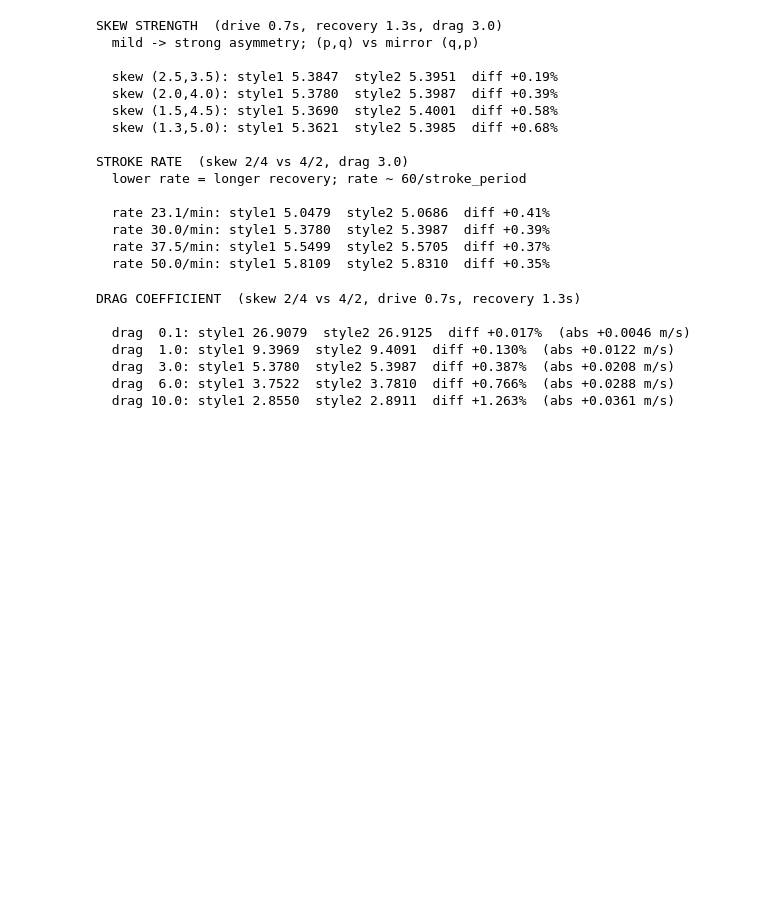
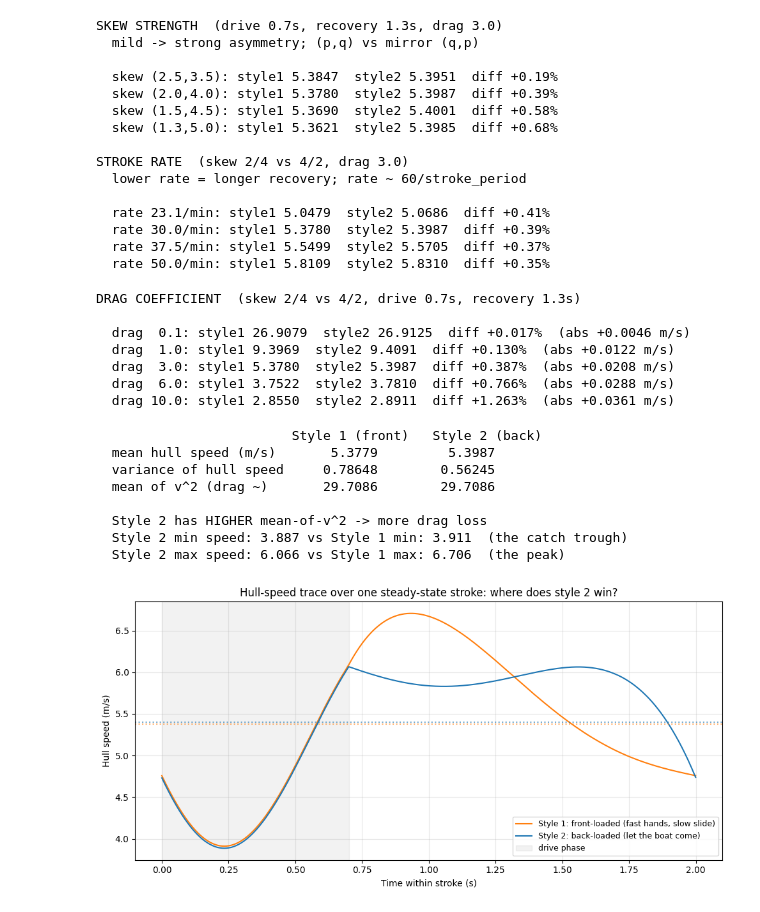
Before and after one commit to CLowans01/rowing-model, a Jupyter notebook: model3.ipynb, the cells around one changed output. Saved outputs shown, nothing was run; the diff lists cells and outputs as text; code cells hidden in the pictures; blank space fills up the shorter version.

Commit message:
Finalised and consolidated

```diff
--- a/model3.ipynb
+++ b/model3.ipynb
@@ -271,3 +271,58 @@ DRAG COEFFICIENT  (skew 2/4 vs 4/2, drive 0.7s, recovery 1.3s)
   drag  3.0: style1 5.3780  style2 5.3987  diff +0.387%  (abs +0.0208 m/s)
   drag  6.0: style1 3.7522  style2 3.7810  diff +0.766%  (abs +0.0288 m/s)
   drag 10.0: style1 2.8550  style2 2.8911  diff +1.263%  (abs +0.0361 m/s)
+# %%
+# --- Diagnostic: WHY is style 2 faster? Compare the hull-speed traces ---
+# We extract one steady-state stroke from each style and compare:
+#   (a) the shape of the hull-speed trace (variance vs "time near peak")
+#   (b) mean speed, variance, and mean-of-v^2 (what actually sets drag loss)
+
+t1, vh1, vc1 = simulate(u_style1)   # front-loaded (style 1)
+t2, vh2, vc2 = simulate(u_style2)   # back-loaded  (style 2)
+
+# Take the final (steady-state) stroke from each
+n_one = len(t_one)
+s1 = vh1[-n_one:]          # style 1 hull speed over last stroke
+s2 = vh2[-n_one:]          # style 2 hull speed over last stroke
+tt = np.arange(n_one) * dt # time within the stroke
+
+# The three numbers that decide the mechanism
+def stats(v):
+    return v.mean(), v.var(), (v**2).mean()   # mean, variance, mean-of-v^2
+
+m1, var1, msq1 = stats(s1)
+m2, var2, msq2 = stats(s2)
+
+print("                         Style 1 (front)   Style 2 (back)")
+print(f"  mean hull speed (m/s)   {m1:10.4f}     {m2:10.4f}")
+print(f"  variance of hull speed  {var1:10.5f}     {var2:10.5f}")
+print(f"  mean of v^2 (drag ~)    {msq1:10.4f}     {msq2:10.4f}")
+print(f"\n  Style 2 has {'LOWER' if msq2 < msq1 else 'HIGHER'} mean-of-v^2 "
+      f"-> {'less' if msq2 < msq1 else 'more'} drag loss")
+print(f"  Style 2 min speed: {s2.min():.3f} vs Style 1 min: {s1.min():.3f}  (the catch trough)")
+print(f"  Style 2 max speed: {s2.max():.3f} vs Style 1 max: {s1.max():.3f}  (the peak)")
+
+# The picture that settles it
+fig, ax = plt.subplots(figsize=(10, 5))
+ax.plot(tt, s1, color="tab:orange", label="Style 1: front-loaded (fast hands, slow slide)")
+ax.plot(tt, s2, color="tab:blue",   label="Style 2: back-loaded (let the boat come)")
+ax.axhline(m1, color="tab:orange", ls=":", alpha=0.6)
+ax.axhline(m2, color="tab:blue",   ls=":", alpha=0.6)
+ax.axvspan(0, t_drive, color="grey", alpha=0.10, label="drive phase")
+ax.set_xlabel("Time within stroke (s)")
+ax.set_ylabel("Hull speed (m/s)")
+ax.set_title("Hull-speed trace over one steady-state stroke: where does style 2 win?")
+ax.legend(loc="lower right", fontsize=9)
+ax.grid(True, alpha=0.3)
+plt.tight_layout()
+plt.show()
+# %% [output]
+                         Style 1 (front)   Style 2 (back)
+  mean hull speed (m/s)       5.3779         5.3987
+  variance of hull speed     0.78648        0.56245
+  mean of v^2 (drag ~)       29.7086        29.7086
+
+  Style 2 has HIGHER mean-of-v^2 -> more drag loss
+  Style 2 min speed: 3.887 vs Style 1 min: 3.911  (the catch trough)
+  Style 2 max speed: 6.066 vs Style 1 max: 6.706  (the peak)
+[figure, added]
```
Also changed, not shown: parts of 1 cell of this notebook, 2 other files.
